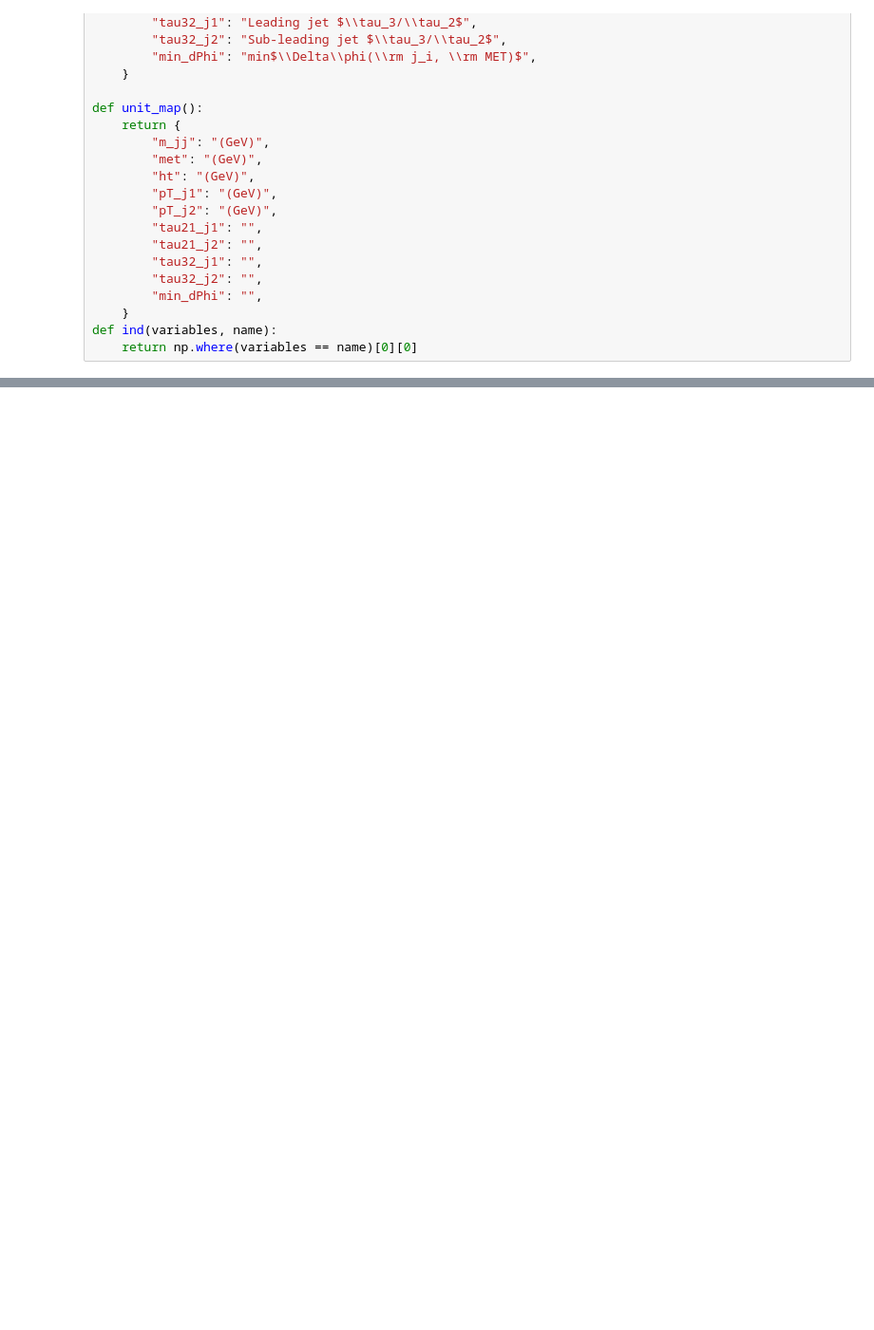
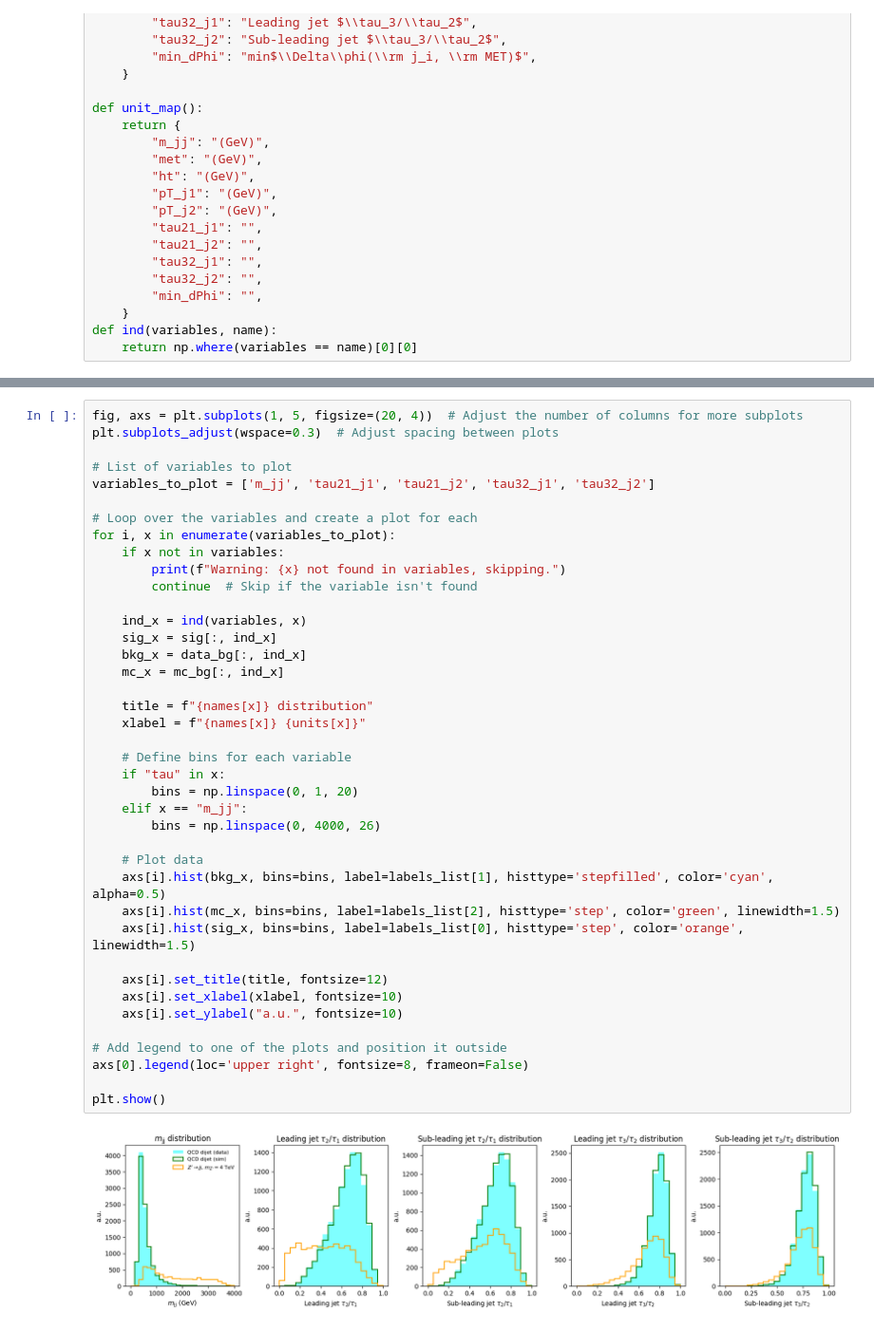
Before and after one commit to sherkaicode/HEP_ML, a Jupyter notebook: Non-Resonant AD Extrapolation Repo/working_dir/check_samples/Analysis.ipynb, the cells around one changed output, grey strips where cells are left out. Shown at 95% size. Cells and saved outputs as stored; diff of their text form; blank space fills up the shorter version.

```diff
--- a/Non-Resonant AD Extrapolation Repo/working_dir/check_samples/Analysis.ipynb
+++ b/Non-Resonant AD Extrapolation Repo/working_dir/check_samples/Analysis.ipynb
@@ -134,0 +186,42 @@ plt.show()
+# %%
+fig, axs = plt.subplots(1, 5, figsize=(20, 4))  # Adjust the number of columns for more subplots
+plt.subplots_adjust(wspace=0.3)  # Adjust spacing between plots
+
+# List of variables to plot
+variables_to_plot = ['m_jj', 'tau21_j1', 'tau21_j2', 'tau32_j1', 'tau32_j2']
+
+# Loop over the variables and create a plot for each
+for i, x in enumerate(variables_to_plot):
+    if x not in variables:
+        print(f"Warning: {x} not found in variables, skipping.")
+        continue  # Skip if the variable isn't found
+
+    ind_x = ind(variables, x)
+    sig_x = sig[:, ind_x]
+    bkg_x = data_bg[:, ind_x]
+    mc_x = mc_bg[:, ind_x]
+
+    title = f"{names[x]} distribution"
+    xlabel = f"{names[x]} {units[x]}"
+
+    # Define bins for each variable
+    if "tau" in x:
+        bins = np.linspace(0, 1, 20)
+    elif x == "m_jj":
+        bins = np.linspace(0, 4000, 26)
+
+    # Plot data
+    axs[i].hist(bkg_x, bins=bins, label=labels_list[1], histtype='stepfilled', color='cyan', alpha=0.5)
+    axs[i].hist(mc_x, bins=bins, label=labels_list[2], histtype='step', color='green', linewidth=1.5)
+    axs[i].hist(sig_x, bins=bins, label=labels_list[0], histtype='step', color='orange', linewidth=1.5)
+
+    axs[i].set_title(title, fontsize=12)
+    axs[i].set_xlabel(xlabel, fontsize=10)
+    axs[i].set_ylabel("a.u.", fontsize=10)
+
+# Add legend to one of the plots and position it outside
+axs[0].legend(loc='upper right', fontsize=8, frameon=False)
+
+plt.show()
+# %% [output]
+[figure, added]
```
Also changed, not shown: parts of 5 cells of this notebook, 9 other files.
